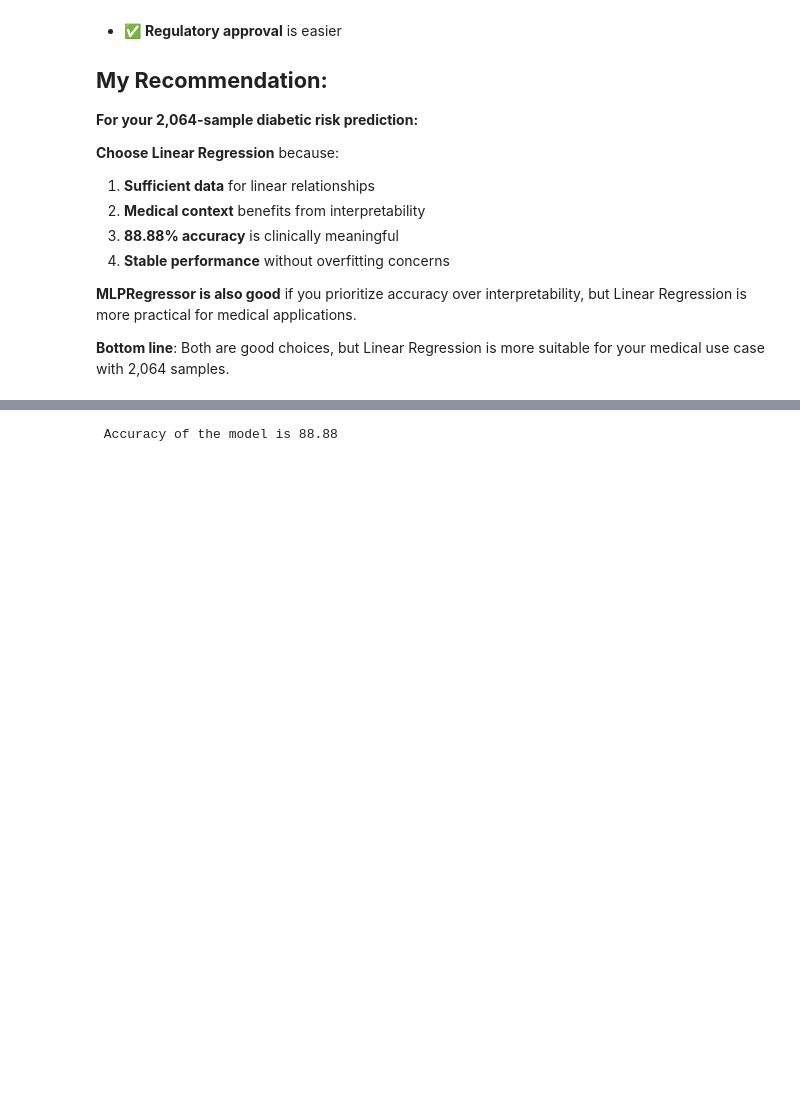
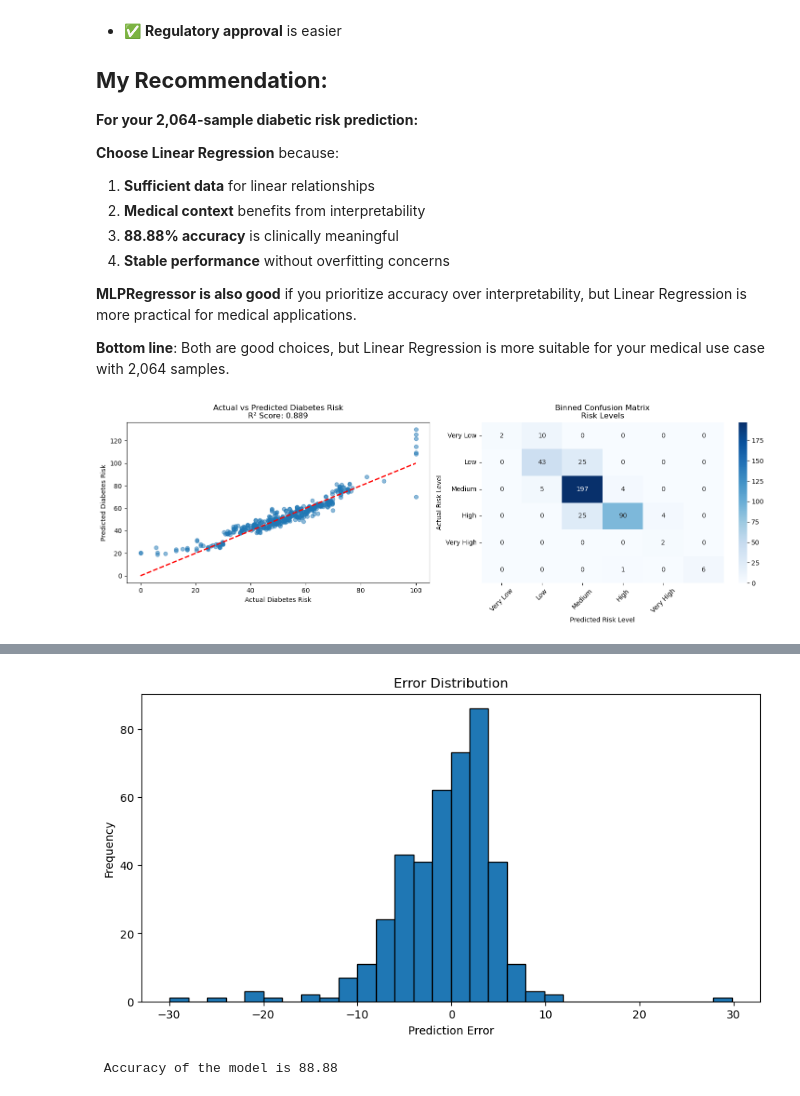
Before and after one commit to IsHaNinfo/FYP_Diabetic_Prediction_Recomandations, a Jupyter notebook: notebook/NoteBooks/Diabetic_Risk_Predictions/Model_Training.ipynb, the cells around one changed output, grey strips where cells are left out. Cells and saved outputs as stored; diff of their text form; code cells hidden in the pictures; blank space fills up the shorter version.

Commit message:
add confusion matrix

```diff
--- a/notebook/NoteBooks/Diabetic_Risk_Predictions/Model_Training.ipynb
+++ b/notebook/NoteBooks/Diabetic_Risk_Predictions/Model_Training.ipynb
@@ -392,3 +409,80 @@ Great question! With **2,064 samples**, let me analyze which model is better for
 **MLPRegressor is also good** if you prioritize accuracy over interpretability, but Linear Regression is more practical for medical applications.
 
 **Bottom line**: Both are good choices, but Linear Regression is more suitable for your medical use case with 2,064 samples.
+# %%
+# After your existing Linear Regression code, add:
+
+import matplotlib.pyplot as plt
+import seaborn as sns
+import numpy as np
+from sklearn.metrics import confusion_matrix
+
+# Train Linear Regression model
+lin_model = LinearRegression(fit_intercept=True)
+lin_model = lin_model.fit(X_train, y_train)
+y_pred = lin_model.predict(X_test)
+
+# Create figure with multiple subplots
+plt.figure(figsize=(15, 5))
+
+# 1. Scatter plot of Actual vs Predicted values
+plt.subplot(1, 2, 1)
+plt.scatter(y_test, y_pred, alpha=0.5)
+plt.plot([y_test.min(), y_test.max()], [y_test.min(), y_test.max()], 'r--', lw=2)
+plt.xlabel('Actual Diabetes Risk')
+plt.ylabel('Predicted Diabetes Risk')
+plt.title('Actual vs Predicted Diabetes Risk\nR² Score: {:.3f}'.format(r2_score(y_test, y_pred)))
+
+# 2. Create bins for confusion matrix-style visualization
+num_bins = 5
+bins = np.linspace(0, 100, num_bins + 1)
+y_test_binned = np.digitize(y_test, bins) - 1
+y_pred_binned = np.digitize(y_pred, bins) - 1
+
+# Calculate confusion matrix
+cm = confusion_matrix(y_test_binned, y_pred_binned)
+
+# Plot confusion matrix
+plt.subplot(1, 2, 2)
+sns.heatmap(cm, annot=True, fmt='d', cmap='Blues')
+plt.title('Binned Confusion Matrix\nRisk Levels')
+plt.xlabel('Predicted Risk Level')
+plt.ylabel('Actual Risk Level')
+
+# Add risk level labels
+risk_labels = ['Very Low', 'Low', 'Medium', 'High', 'Very High']
+plt.xticks(np.arange(len(risk_labels)) + 0.5, risk_labels, rotation=45)
+plt.yticks(np.arange(len(risk_labels)) + 0.5, risk_labels, rotation=0)
+
+plt.tight_layout()
+plt.show()
+
+# Print detailed metrics
+print("\nDetailed Regression Metrics:")
+print(f"R² Score: {r2_score(y_test, y_pred):.3f}")
+print(f"Mean Absolute Error: {mean_absolute_error(y_test, y_pred):.3f}")
+print(f"Root Mean Squared Error: {np.sqrt(mean_squared_error(y_test, y_pred)):.3f}")
+
+# Print prediction examples
+print("\nSample Predictions (First 10):")
+print("Actual Risk | Predicted Risk | Difference")
+print("-" * 45)
+for actual, pred in zip(y_test[:10], y_pred[:10]):
+    print(f"{actual:10.2f} | {pred:13.2f} | {abs(actual - pred):10.2f}")
+
+# Calculate error distribution
+errors = y_test - y_pred
+print("\nError Distribution:")
+print(f"Mean Error: {np.mean(errors):.3f}")
+print(f"Error Std Dev: {np.std(errors):.3f}")
+print(f"Error Range: [{np.min(errors):.3f}, {np.max(errors):.3f}]")
+
+# Plot error distribution
+plt.figure(figsize=(10, 5))
+plt.hist(errors, bins=30, edgecolor='black')
+plt.title('Error Distribution')
+plt.xlabel('Prediction Error')
+plt.ylabel('Frequency')
+plt.show()
+# %% [output]
+[figure, added]
@@ -395,3 +506,4 @@ Great question! With **2,064 samples**, let me analyze which model is better for
+[figure, added]
 # %%
 lin_model = LinearRegression(fit_intercept=True)
 lin_model = lin_model.fit(X_train, y_train)
```
Also changed, not shown: parts of 3 cells of this notebook, 17 other files.
